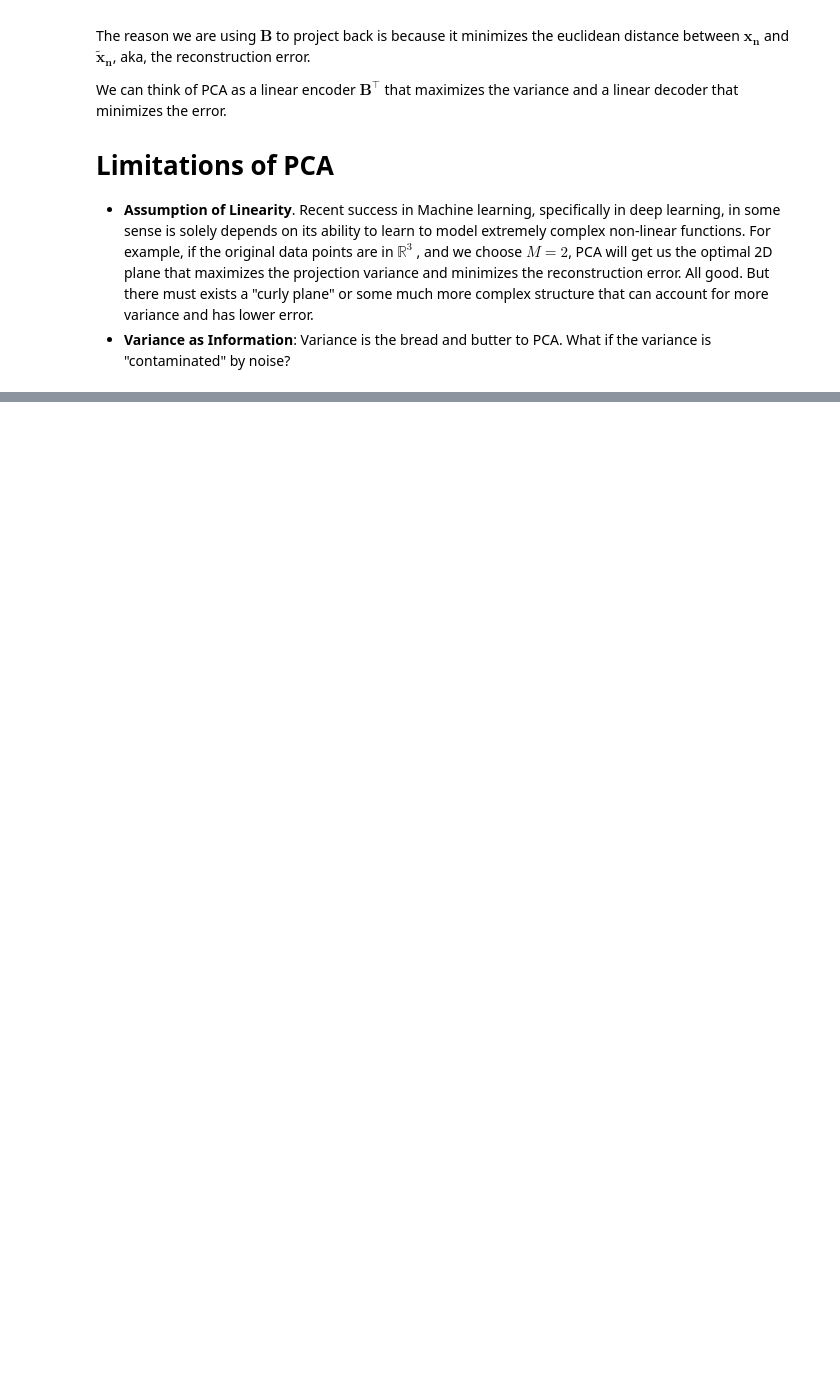
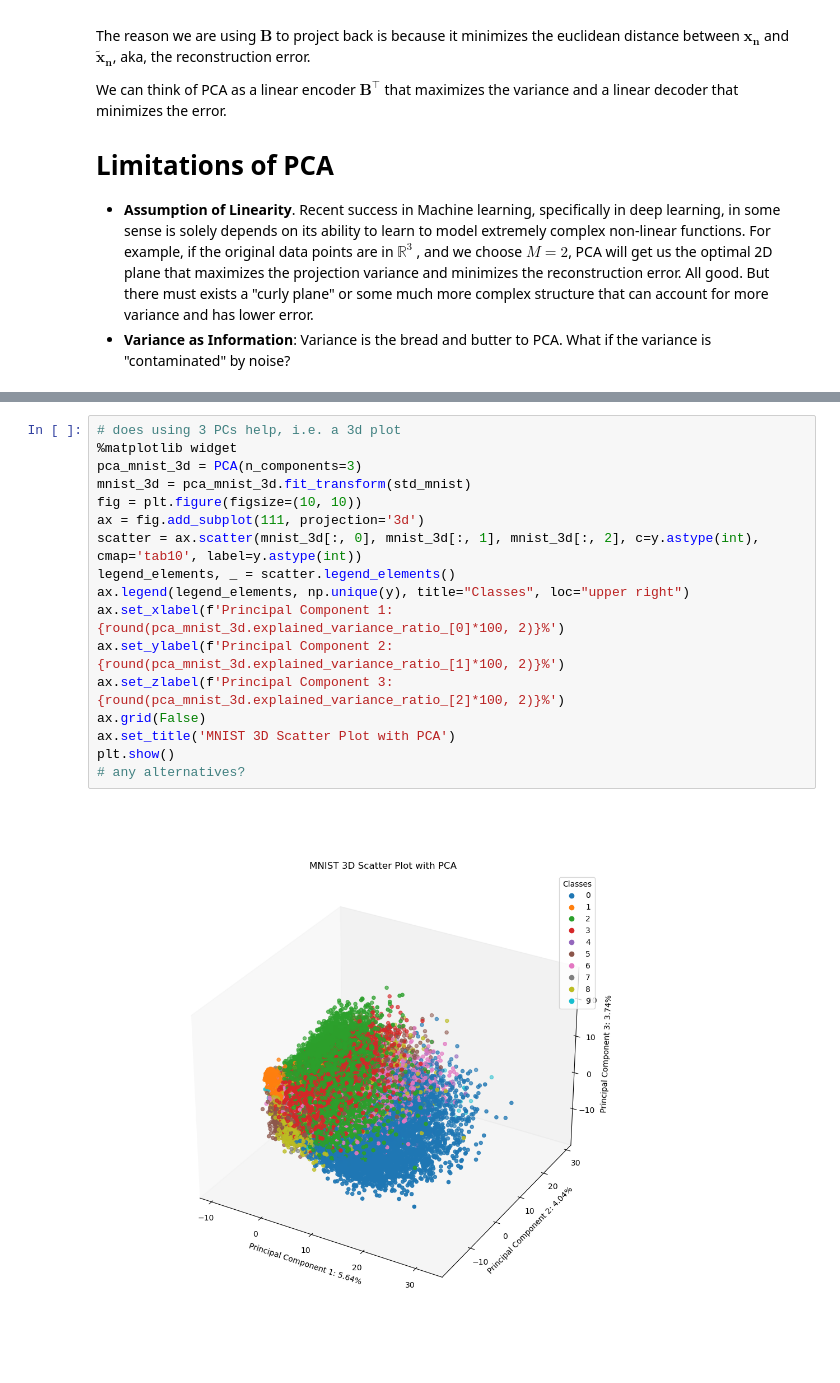
Before and after one commit to skalalab/dimension_reduction, a Jupyter notebook: pca.ipynb, the cells around one changed output, grey strips where cells are left out. Cells and saved outputs as stored; diff of their text form; blank space fills up the shorter version.

```diff
--- a/pca.ipynb
+++ b/pca.ipynb
@@ -174,0 +215,19 @@ We can think of PCA as a linear encoder $\mathbf B^\top$ that maximizes the vari
+# %%
+# does using 3 PCs help, i.e. a 3d plot
+%matplotlib widget
+pca_mnist_3d = PCA(n_components=3)
+mnist_3d = pca_mnist_3d.fit_transform(std_mnist)
+fig = plt.figure(figsize=(10, 10))
+ax = fig.add_subplot(111, projection='3d')
+scatter = ax.scatter(mnist_3d[:, 0], mnist_3d[:, 1], mnist_3d[:, 2], c=y.astype(int), cmap='tab10', label=y.astype(int))
+legend_elements, _ = scatter.legend_elements()
+ax.legend(legend_elements, np.unique(y), title="Classes", loc="upper right")
+ax.set_xlabel(f'Principal Component 1: {round(pca_mnist_3d.explained_variance_ratio_[0]*100, 2)}%')
+ax.set_ylabel(f'Principal Component 2: {round(pca_mnist_3d.explained_variance_ratio_[1]*100, 2)}%')
+ax.set_zlabel(f'Principal Component 3: {round(pca_mnist_3d.explained_variance_ratio_[2]*100, 2)}%')
+ax.grid(False)
+ax.set_title('MNIST 3D Scatter Plot with PCA')
+plt.show()
+# any alternatives?
+# %% [output]
+[figure, added]
```
Also changed, not shown: parts of 4 cells of this notebook.
